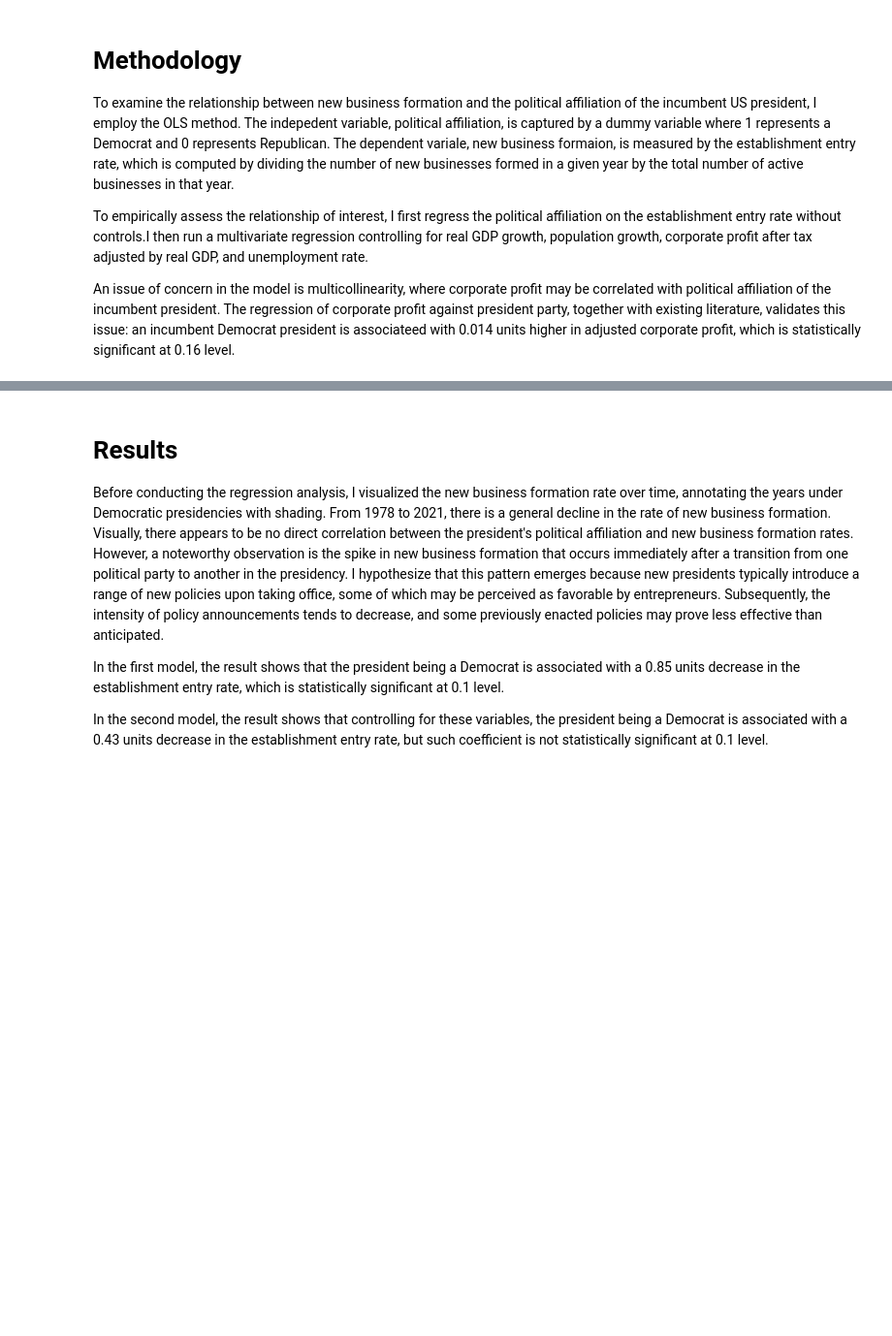
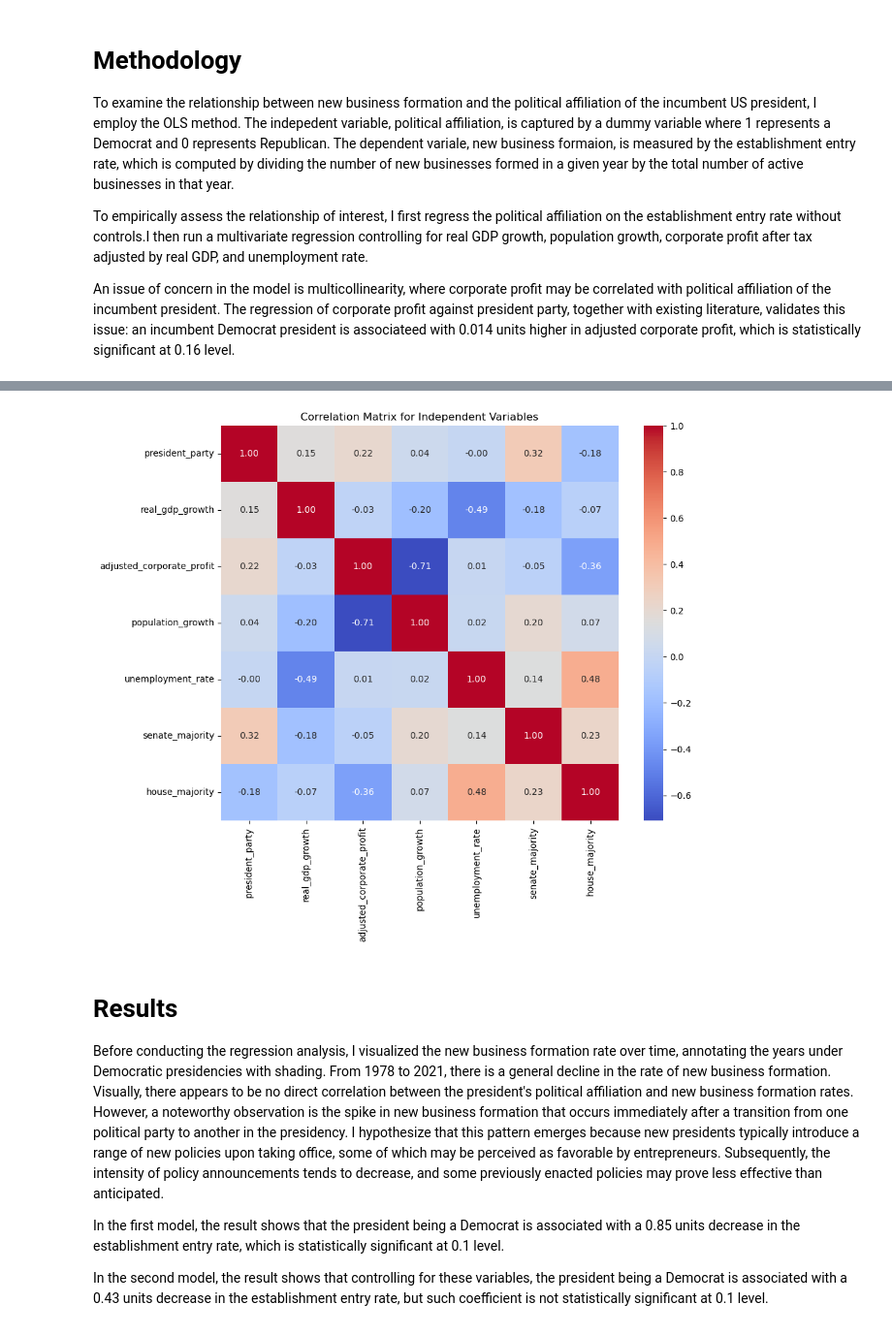
Before and after one commit to ezwang1018/as.180.369, a Jupyter notebook: contrib/ezwang1018/AMonninger/Paper_Restructured/04_dataanalysis.ipynb, the cells around one changed output, grey strips where cells are left out. Shown at 97% size. Cells and saved outputs as stored; diff of their text form; code cells hidden in the pictures; blank space fills up the shorter version.

```diff
--- a/contrib/ezwang1018/AMonninger/Paper_Restructured/04_dataanalysis.ipynb
+++ b/contrib/ezwang1018/AMonninger/Paper_Restructured/04_dataanalysis.ipynb
@@ -12,0 +17,2 @@ import matplotlib.pyplot as plt
+# %%
+df_president_ok = pd.read_csv('/home/idies/workspace/Storage/ericwangzixu/persistent/as.180.369/contrib/ezwang1018/AMonninger/Paper_Restructured/merged_prelim_data_final.csv')
@@ -38,6 +75,18 @@ OLS Regression Results
 | Kurtosis: | 1.777 | Cond. No. | 2.53 |
 Notes:
 [1] Standard Errors assume that the covariance matrix of the errors is correctly specified.
+# %%
+#correlation matrix to test multicollinearity
+selected_columns = df_president_ok[['president_party', 'real_gdp_growth' , 'adjusted_corporate_profit' , 'population_growth', 'unemployment_rate', 'senate_majority', 'house_majority']]
+corr_matrix = selected_columns.corr()
+# Visualize the correlation matrix using seaborn
+plt.figure(figsize=(10,8))
+sns.heatmap(corr_matrix, annot=True, fmt=".2f", cmap='coolwarm')
+plt.title('Correlation Matrix for Independent Variables')
+plt.savefig('correlation_matrix.png', dpi=300, bbox_inches='tight')
+plt.show()
+# %% [output]
+[figure, added]
 # %% [markdown]
 # Results
 Before conducting the regression analysis, I visualized the new business formation rate over time, annotating the years under Democratic presidencies with shading. From 1978 to 2021, there is a general decline in the rate of new business formation. Visually, there appears to be no direct correlation between the president's political affiliation and new business formation rates. However, a noteworthy observation is the spike in new business formation that occurs immediately after a transition from one political party to another in the presidency. I hypothesize that this pattern emerges because new presidents typically introduce a range of new policies upon taking office, some of which may be perceived as favorable by entrepreneurs. Subsequently, the intensity of policy announcements tends to decrease, and some previously enacted policies may prove less effective than anticipated.
```
Also changed, not shown: parts of 6 cells of this notebook, 21 other files.
